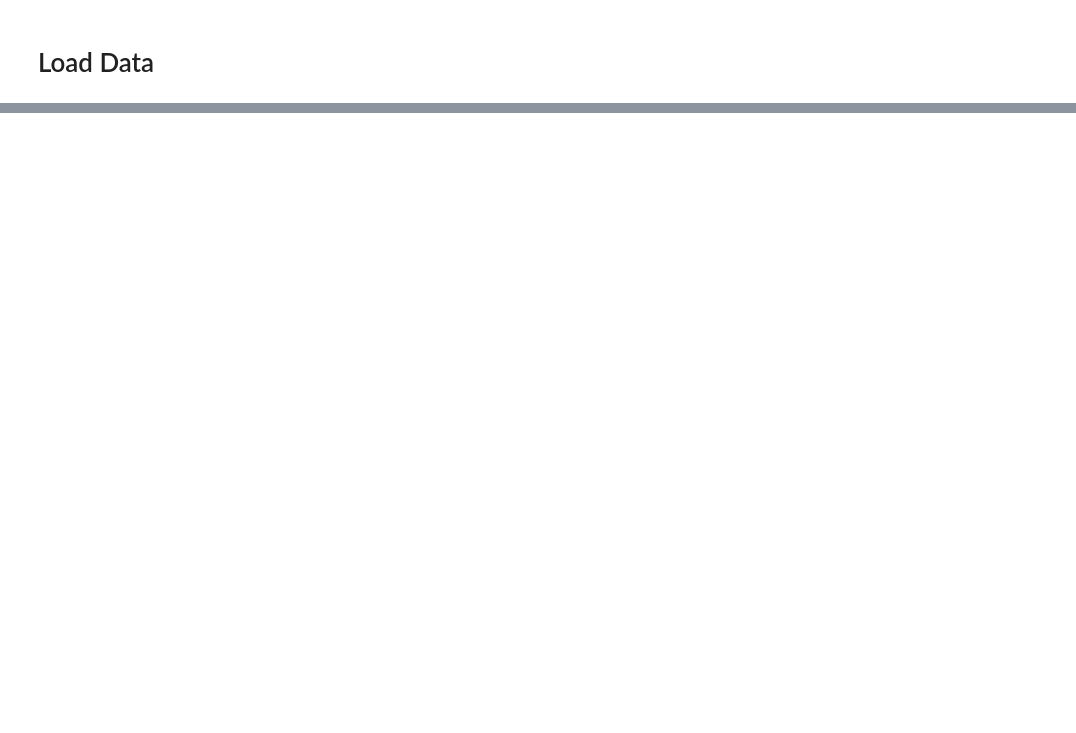
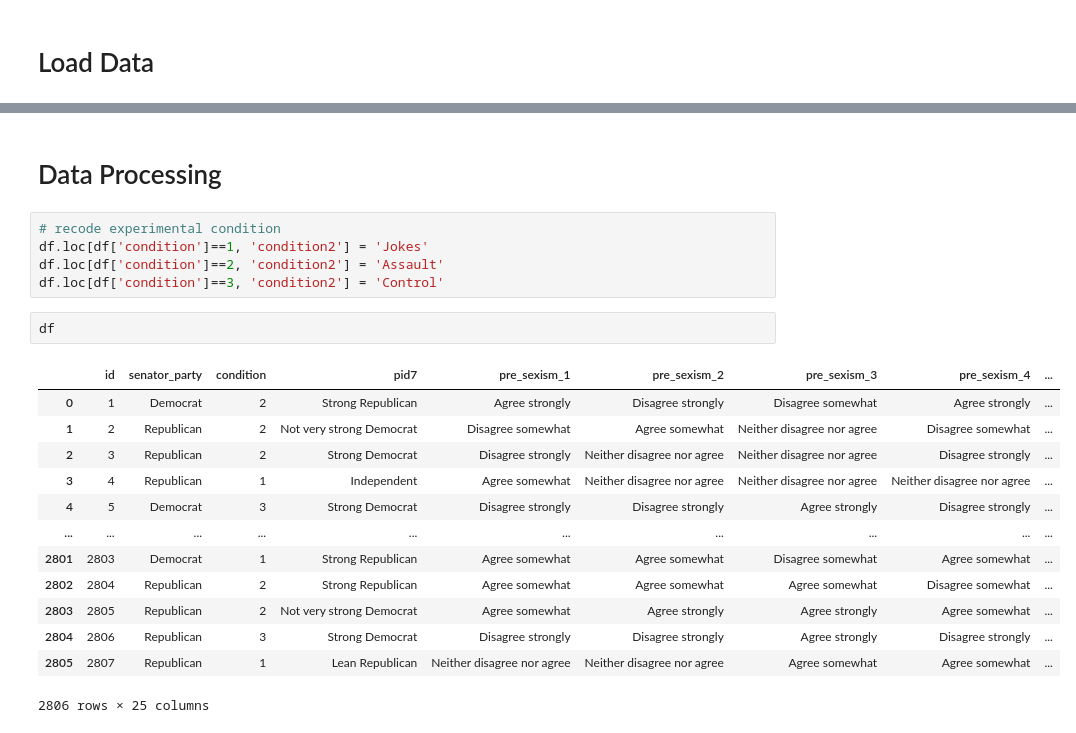
Before and after one commit to mattcingram/rep1_python, a Jupyter notebook: code/rep1_python.ipynb, the cells around one changed output, grey strips where cells are left out. Drawn from its saved outputs; the diff is of its cells as text; blank space fills up the shorter version.

```diff
--- a/code/rep1_python.ipynb
+++ b/code/rep1_python.ipynb
@@ -71,0 +115,23 @@ FileNotFoundError: [Errno 2] No such file or directory: './data/original/metoo.c
+# %% [markdown]
+# Data Processing
+# %%
+# recode experimental condition
+df.loc[df['condition']==1, 'condition2'] = 'Jokes'
+df.loc[df['condition']==2, 'condition2'] = 'Assault'
+df.loc[df['condition']==3, 'condition2'] = 'Control'
+# %%
+df
+# %% [output]
+|  | id | senator_party | condition | pid7 | pre_sexism_1 | pre_sexism_2 | pre_sexism_3 | pre_sexism_4 | ... |
+| 0 | 1 | Democrat | 2 | Strong Republican | Agree strongly | Disagree strongly | Disagree somewhat | Agree strongly | ... |
+| 1 | 2 | Republican | 2 | Not very strong Democrat | Disagree somewhat | Agree somewhat | Neither disagree nor agree | Disagree somewhat | ... |
+| 2 | 3 | Republican | 2 | Strong Democrat | Disagree strongly | Neither disagree nor agree | Neither disagree nor agree | Disagree strongly | ... |
+| 3 | 4 | Republican | 1 | Independent | Agree somewhat | Neither disagree nor agree | Neither disagree nor agree | Neither disagree nor agree | ... |
+| 4 | 5 | Democrat | 3 | Strong Democrat | Disagree strongly | Disagree strongly | Agree strongly | Disagree strongly | ... |
+| ... | ... | ... | ... | ... | ... | ... | ... | ... | ... |
+| 2801 | 2803 | Democrat | 1 | Strong Republican | Agree somewhat | Agree somewhat | Disagree somewhat | Agree somewhat | ... |
+| 2802 | 2804 | Republican | 2 | Strong Republican | Agree somewhat | Agree somewhat | Agree somewhat | Disagree somewhat | ... |
+| 2803 | 2805 | Republican | 2 | Not very strong Democrat | Agree somewhat | Agree strongly | Agree strongly | Agree somewhat | ... |
+| 2804 | 2806 | Republican | 3 | Strong Democrat | Disagree strongly | Disagree strongly | Agree strongly | Disagree strongly | ... |
+| 2805 | 2807 | Republican | 1 | Lean Republican | Neither disagree nor agree | Neither disagree nor agree | Agree somewhat | Agree somewhat | ... |
+2806 rows × 25 columns
```
Also changed, not shown: parts of 9 cells of this notebook.
